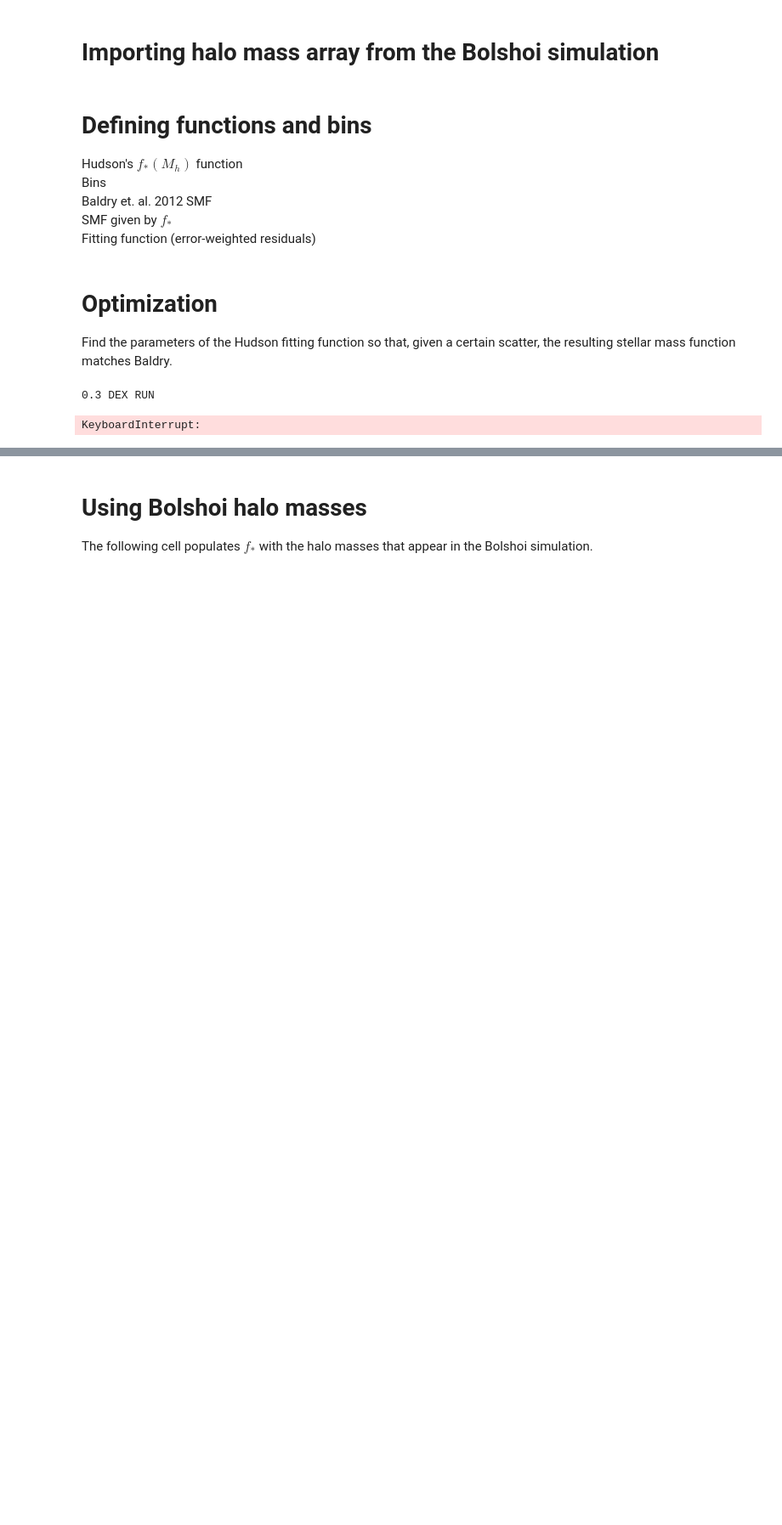
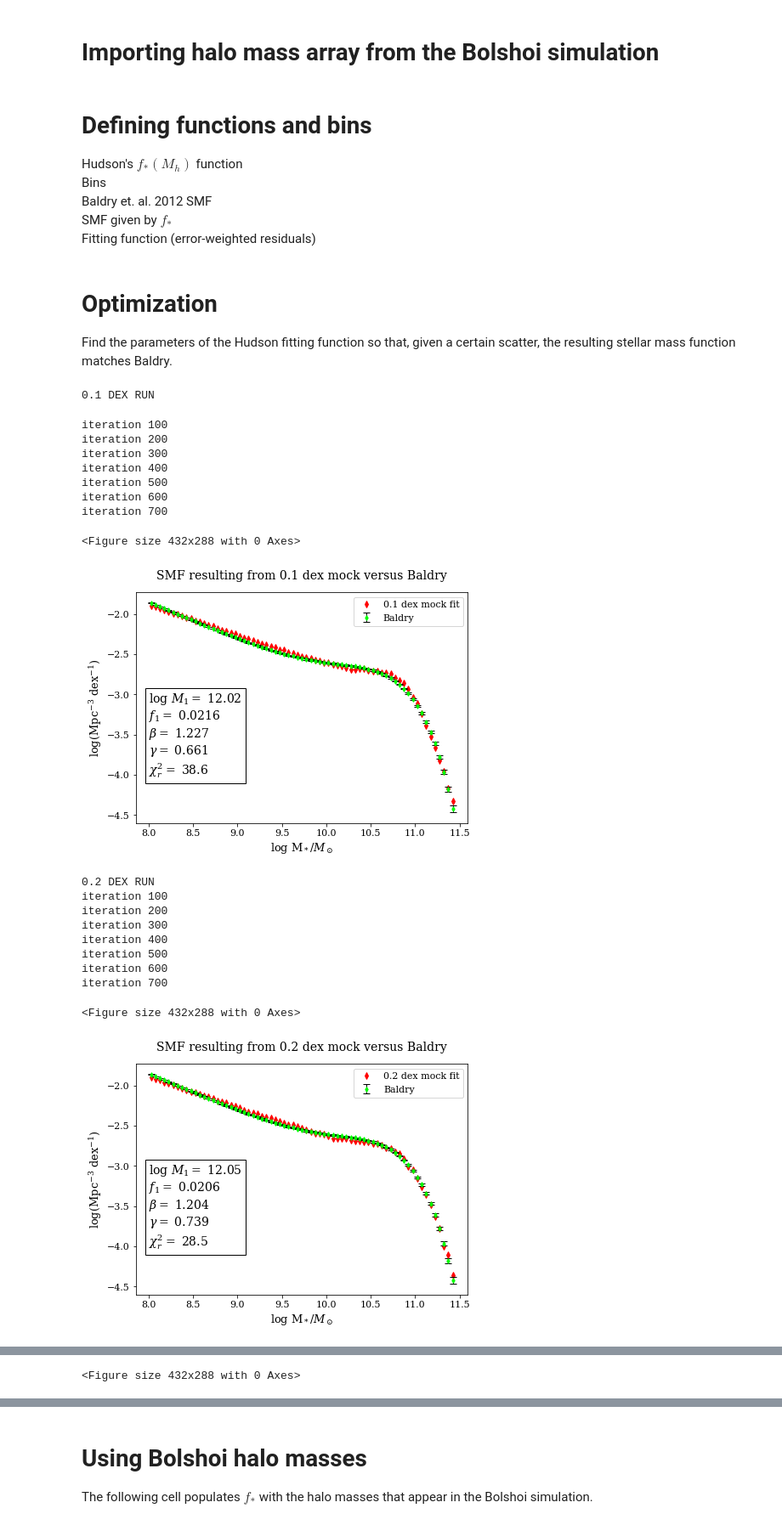
Before and after one commit to patricks1/Tinker, a Jupyter notebook: 2d_abundance_matching.ipynb, the cells around one changed output, grey strips where cells are left out. Shown at 85% size. Saved outputs shown, nothing was run; the diff lists cells and outputs as text; code cells hidden in the pictures; blank space fills up the shorter version.

```diff
--- a/2d_abundance_matching.ipynb
+++ b/2d_abundance_matching.ipynb
@@ -19,3 +12,21 @@ np.set_printoptions(formatter={'float': lambda x: format(x, '9.4E')})
 #Make numbers display in exponential form:
 %precision %e
 end=1
+# %%
+import matplotlib as mpl
+mpl.use('Agg')
+import matplotlib.pyplot as plt
+from matplotlib import rcParams
+%matplotlib inline
+
+rcParams['mathtext.fontset'] = 'dejavuserif'
+rcParams['font.family'] = 'serif'
+rcParams['xtick.labelsize'] = 16
+rcParams['ytick.labelsize'] = 16
+rcParams['axes.grid']=True
+rcParams['axes.titlesize']=24
+rcParams['axes.labelsize']=20
+rcParams['axes.titlepad']=15
+rcParams['legend.frameon'] = True
+rcParams['legend.facecolor']='white'
+rcParams['legend.fontsize']=18
@@ -22,7 +51,7 @@ end=1
 # %% [markdown]
 # User input
 # %%
-scatter=[0.2,0.3] #scatter assumption in dex---Enter as many scatter assumptions as you want to evaluate here, separated by commas.
+scatter=[0.1,0.2,0.3] #scatter assumption in dex---Enter as many scatter assumptions as you want to evaluate here, separated by commas.
 begbins_fromuser=8. #set the log M_* point at which the program will start evaluation
 endbins_fromuser=11.4 # #set the log M_* point at which the program will end evaluation
 # %% [markdown]
@@ -144,7 +173,9 @@ def logn(p,logmstarmidbins,gaussar):
     logmstarmean=np.log10(MHALDATA*fstar(MHALDATA,m1,f1,beta,gamma))
     logmstarscattered=logmstarmean+gaussar #adding the gaussian random deviate with specified standard deviation to the mean log(mstar(mhal)) array
 
-    N, binsout, patches = hist(logmstarscattered,bins=LOGMSTARBINS,edgecolor='k',linewidth=0.2)
+    fig=plt.figure()
+    ax=fig.add_subplot(111)
+    N, binsout, patches = ax.hist(logmstarscattered,bins=LOGMSTARBINS,edgecolor='k',linewidth=0.2)
     plt.clf() #stops the histogram from displaying
 
     n=N/(250./0.7)**3./LOGMSTARBINSIZE #number of galaxies of a given mass per cubic Megaparsec per dex (diving by bin size to make the function independent of binsize, dividing by 0.7 is dividing by h)
@@ -169,6 +200,8 @@ def weightedresidsfunction(p,logmstarmidbins,gaussar,Y):
 # Optimization
 Find the parameters of the Hudson fitting function so that, given a certain scatter, the resulting stellar mass function matches Baldry.
 # %%
+#create a list into which to put the best-fit parameters:
+results=[]
 for s in scatter:
     gaussN=MHALDATA.size
     gaussar=np.random.normal(0,s,gaussN) #Calculating an array of Guassian random deviates with mean 0 and standard deviation specified by the user in dex
@@ -177,36 +210,56 @@ for s in scatter:
 
     print'\n{0:0.1f} DEX RUN'.format(s)
 
-    hudsonfit=minimize(weightedresidsfunction,p_chisqr,args=(LOGMSTARMIDBINS,gaussar,logsmftrue),method='basinhopping') #Running the Chi^2 fit using basin hopping method
+    hudsonfit=minimize(weightedresidsfunction,p_chisqr,args=(LOGMSTARMIDBINS,gaussar,logsmftrue),
+                       method='basinhopping') #Running the Chi^2 fit using basin hopping method
+    results.append(hudsonfit.params)
     lognfitar=logn(hudsonfit.params,LOGMSTARMIDBINS,gaussar) #calucating the SMF resulting from filling Hudson's f_* with the optimized parameters
     lognguessar=logn(p_chisqr,LOGMSTARMIDBINS,gaussar) #calucating the SMF resulting from filling Hudson's f_* with the guessed parameters
     chisqrval=np.sum(weightedresidsfunction(hudsonfit.params,LOGMSTARMIDBINS,gaussar,logsmftrue)**2.)
     redchisqrval=chisqrval/(LOGMSTARMIDBINS.size-4.)
 
     fig=plt.figure(figsize=(7,5))
     ax=fig.add_subplot(1,1,1)
     #ax.plot(LOGMSTARMIDBINS,lognguessar,'bd',label='0.2 dex mock guess',ms=5)
     ax.plot(LOGMSTARMIDBINS,lognfitar,'rd',label='{0:0.1f} dex mock fit'.format(s),ms=5)
     truecol=(0.,255./255.,0./255.)
     ax.errorbar(LOGMSTARMIDBINS,logsmftrue,dlogsmftrue,fmt='d',mfc=truecol,mec=truecol,capsize=4,ecolor='k', elinewidth=1,ms=4,label='Baldry')
     ax.grid()
     ax.legend(fontsize=11)
     ax.set_title('SMF resulting from {0:0.1f} dex mock versus Baldry'.format(s),fontsize=14)
     ax.set_ylabel('log(Mpc$^{-3}$ dex$^{-1}$)',fontsize=13)
     ax.set_xlabel('log M$_*/M_\odot$',fontsize=13)
     bbox_props=dict(boxstyle='square',fc='white') #Define properties of text box
     ax.text(8,-4,'log $M_1=$ {0:0.2f}'
             '\n$f_1=$ {1:0.4f}'
             '\n$\\beta=$ {2:0.3f}'
             '\n$\gamma=$ {3:0.3}'
             '\n$\\chi^2_r=$ {4:0.1f}'.format(hudsonfit.params['logm1'].value,
                                          hudsonfit.params['f1'].value,
                                          hudsonfit.params['beta'].value,
                                          hudsonfit.params['gamma'].value,
                                          redchisqrval),
            fontsize=14,bbox=bbox_props)
     ax.tick_params(axis='both',labelsize=11)
     plt.show()
 # %% [output]
-0.3 DEX RUN
+0.1 DEX RUN
-KeyboardInterrupt:
+iteration 100
+iteration 200
+iteration 300
+iteration 400
+iteration 500
+iteration 600
+iteration 700
+<Figure size 432x288 with 0 Axes>
+[figure, added]
+0.2 DEX RUN
+iteration 100
+iteration 200
+iteration 300
+iteration 400
+iteration 500
+iteration 600
+iteration 700
+<Figure size 432x288 with 0 Axes>
+[figure, added]
@@ -212,0 +274 @@ KeyboardInterrupt:
+<Figure size 432x288 with 0 Axes>
```
Also changed, not shown: parts of 8 cells of this notebook, 1 other file.
